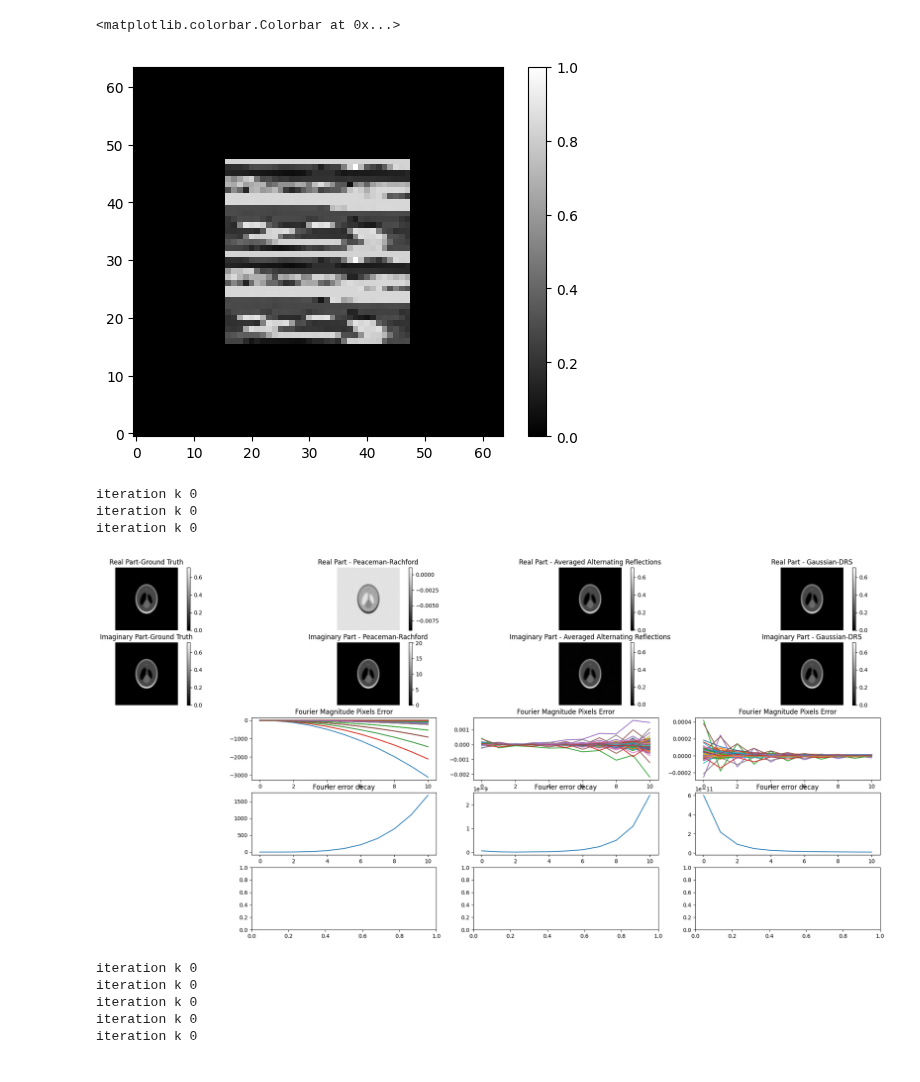
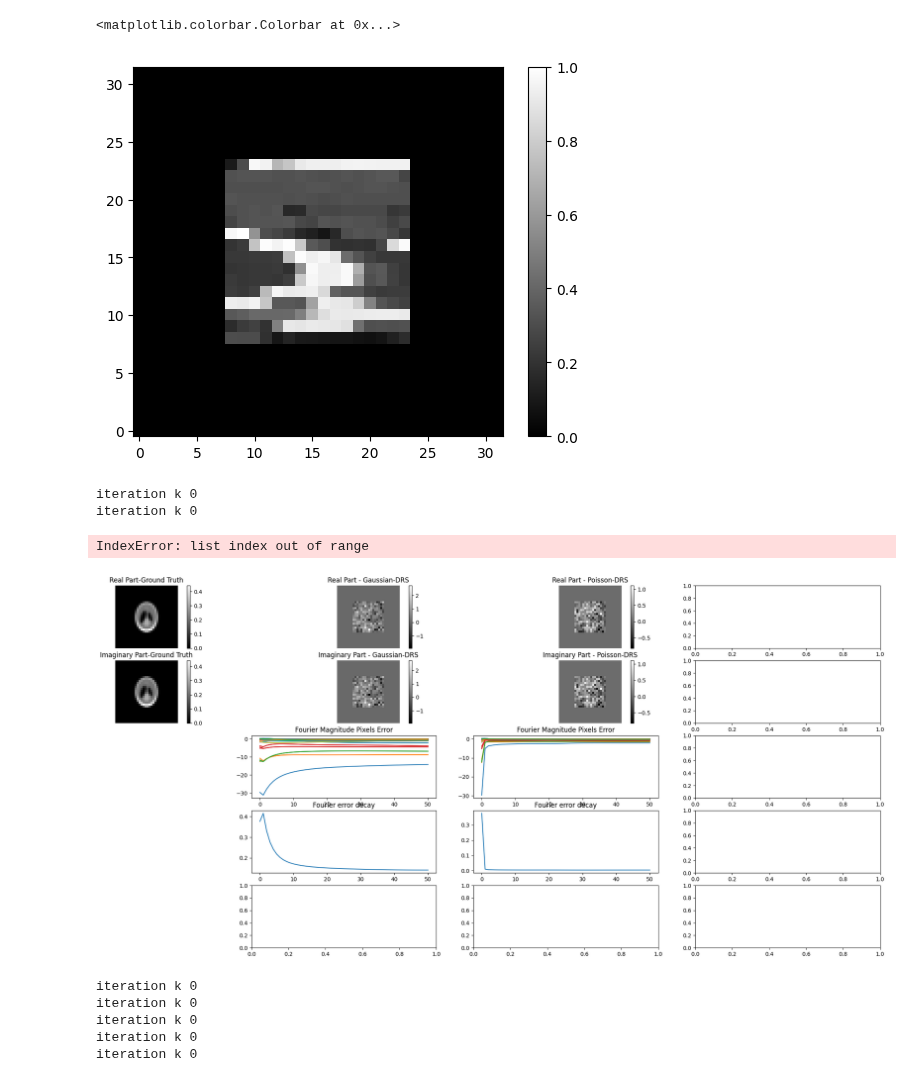
Before and after one commit to JeremieSefo/PhaseRetrievalMirror, a Jupyter notebook: retrieve phase.ipynb, the cells around one changed output. Drawn from its saved outputs; the diff is of its cells as text; code cells hidden in the pictures.

Commit message:
Poisson DRS, except for relaxation rho = 0 (i.e. Error reduction) generates unbounded iterates

```diff
--- a/retrieve phase.ipynb
+++ b/retrieve phase.ipynb
@@ -8,7 +8,7 @@ import Measurements as me
 from SetUpImage import setUpImage
 from Displays import phase_retrie_plots
 # %%
-Nx, Ny = 64, 64
+Nx, Ny = 32, 32
 n = Nx * Ny
 #true_images = setUpImage(Nx, Ny)
 s = setUpImage(Nx, Ny)
@@ -23,7 +23,7 @@ plt.imshow(true_images[-1].imag, cmap='gray', origin='lower')
 plt.colorbar()
 # %% [output]
 <matplotlib.colorbar.Colorbar at 0x...>
-[figure, old version]
+[figure, new version]
 # %%
 x_true = true_images[0]
 x_true_vect = x_true.reshape(Nx * Ny, )
@@ -52,38 +52,38 @@ import solve
 # %%
 idx = [2]#np.arange(len(true_images)) #[0, 1] # np.arange(1)
 Algos_group = []
 Algos = ['Error Reduction', 'Output-Output', 'Hybrid Input-Output'  ] #'No Support prior', 'Gerchberg-Saxton', 'Error Reduction', 'real mirror', 'complex mirror',
 #Algos_group.append(Algos)
 Algos = [ 'No Support prior + TV-support', 'No Support prior + TV-support real_imag_separated', 'Error Reduction + TV-support' ] #, 'Gerchberg-Saxton + TV-support', 'Error Reduction + TV-support' #TV-support alsmost kills the real part and make Gerchberg-Saxton worse
 #Algos_group.append(Algos)
-Algos = [ 'Peaceman-Rachford', 'Averaged Alternating Reflections', 'Gaussian-DRS' ] #'basic Input-Output', 'Output-Output',
+Algos = [  'Gaussian-DRS', 'Poisson-DRS' ] #'basic Input-Output', 'Output-Output','Peaceman-Rachford', 'Averaged Alternating Reflections',
 Algos_group.append(Algos)
 
 Algos = ['real mirror', 'complex mirror' ]
 #Algos_group.append(Algos)
 for Algos in Algos_group:
     for i in idx:
         X_sols = []
         x_true = true_images[i]
         x_true_vect = x_true.reshape(Nx * Ny, )
-        maxiter = 10
+        maxiter = 50
         kappa  = 0.9
         xi = 12
-        noise_lvl = 1.e-4
+        noise_lvl = 1.e-0
         meas, noise = me.gauss_noisy_meas(x_true_vect, noise_lvl , A)()
         L = 1 * op.smoothnessPara_L(A.Matrix, noise)
         #print("meas", meas)
-        x0 = op.initialise(n, meas, A.Matrix, type ='close', real = 1, imag = 1, x_true_vect = x_true_vect, mask = mask, noise_lvl = noise_lvl**(0.5) )
+        x0 = op.initialise(n, meas, A.Matrix, type ='Gaussian', real = 1, imag = 1, x_true_vect = x_true_vect, mask = mask, noise_lvl = noise_lvl**(0.5) )
         for Algo in Algos:
             map = op.operators(algo = Algo, meas = meas, A = A)
-            x_sols, space = solve.phase_retrieval(L, kappa, xi, Algo, map, mask, n, A.Matrix, A_pinv, meas, maxiter, x0, x_true_vect, IO_OO_HIO_beta = [1, 1., 0.1], TvIter = 10, TvAlpha = 0.15, rho = 1. )
+            x_sols, space = solve.phase_retrieval(L, kappa, xi, Algo, map, mask, n, A.Matrix, A_pinv, meas, maxiter, x0, x_true_vect, IO_OO_HIO_beta = [1, 1., 0.1], TvIter = 10, TvAlpha = 0.001, rho_Gau_Poi = [1., 0.] )
             X_sols.append(x_sols)
         phase_retrie_plots(i, true_images, X_sols, map, A, meas, maxiter, space, Algos)
 # %% [output]
 iteration k 0
 iteration k 0
-iteration k 0
+IndexError: list index out of range
-[figure, old version]
+[figure, new version]
 # %%
 from DisplayAlternate import phase_retrie_plots_alternate
 idx = [3]#np.arange(len(true_images)) #[0, 1] # np.arange(1)
```
Also changed, not shown: 4 other files.
